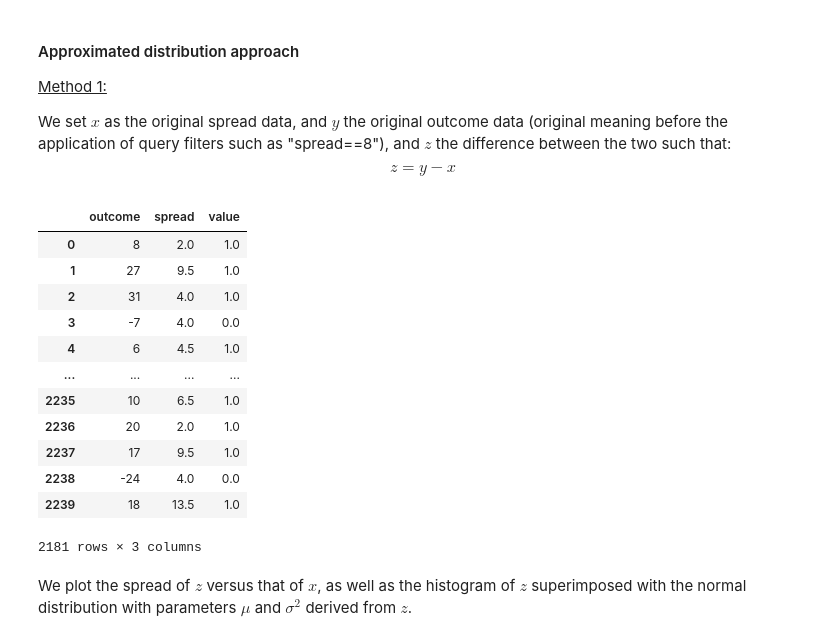
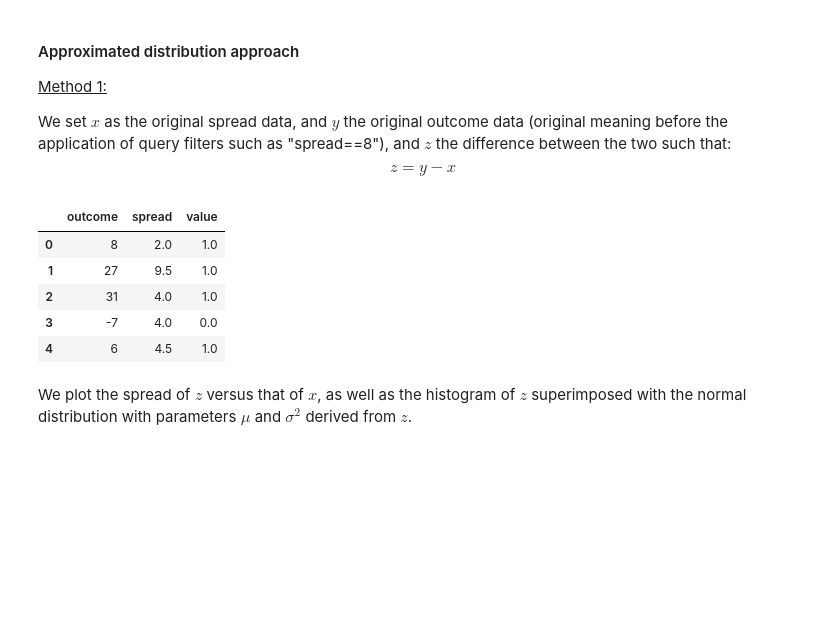
Before and after one commit to qlero/UCA_MSc-DS2, a Jupyter notebook: bayesian_learning/assignments/assignment_1.ipynb, the cells around one changed output. Drawn from its saved outputs; the diff is of its cells as text; code cells hidden in the pictures; blank space fills up the shorter version.

```diff
--- a/bayesian_learning/assignments/assignment_1.ipynb
+++ b/bayesian_learning/assignments/assignment_1.ipynb
@@ -358,21 +358,14 @@ Computed with relative frequencies, P1: 0.7551 (rounded to 4 decimals)
 We set $x$ as the original spread data, and $y$ the original outcome data (original meaning before the application of query filters such as "spread==8"), and $z$ the difference between the two such that:
 $$z = y-x$$
 # %%
-football_data
+football_data.head()
 # %% [output]
 |  | outcome | spread | value |
 | 0 | 8 | 2.0 | 1.0 |
 | 1 | 27 | 9.5 | 1.0 |
 | 2 | 31 | 4.0 | 1.0 |
 | 3 | -7 | 4.0 | 0.0 |
 | 4 | 6 | 4.5 | 1.0 |
-| ... | ... | ... | ... |
-| 2235 | 10 | 6.5 | 1.0 |
-| 2236 | 20 | 2.0 | 1.0 |
-| 2237 | 17 | 9.5 | 1.0 |
-| 2238 | -24 | 4.0 | 0.0 |
-| 2239 | 18 | 13.5 | 1.0 |
-2181 rows × 3 columns
 # %%
 x = football_data["spread"]
 y = football_data["outcome"]
```
Also changed, not shown: parts of 5 cells of this notebook, 3 other files.
